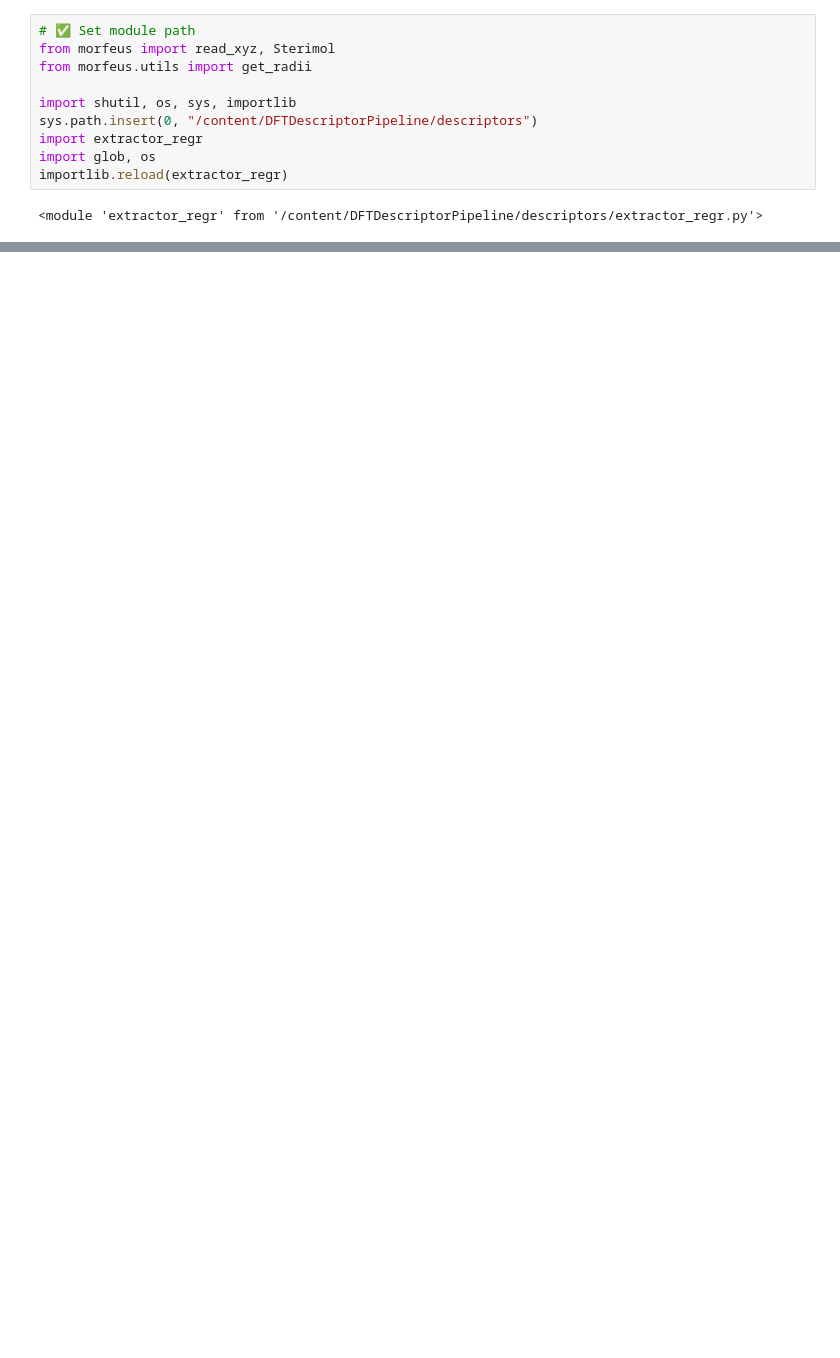
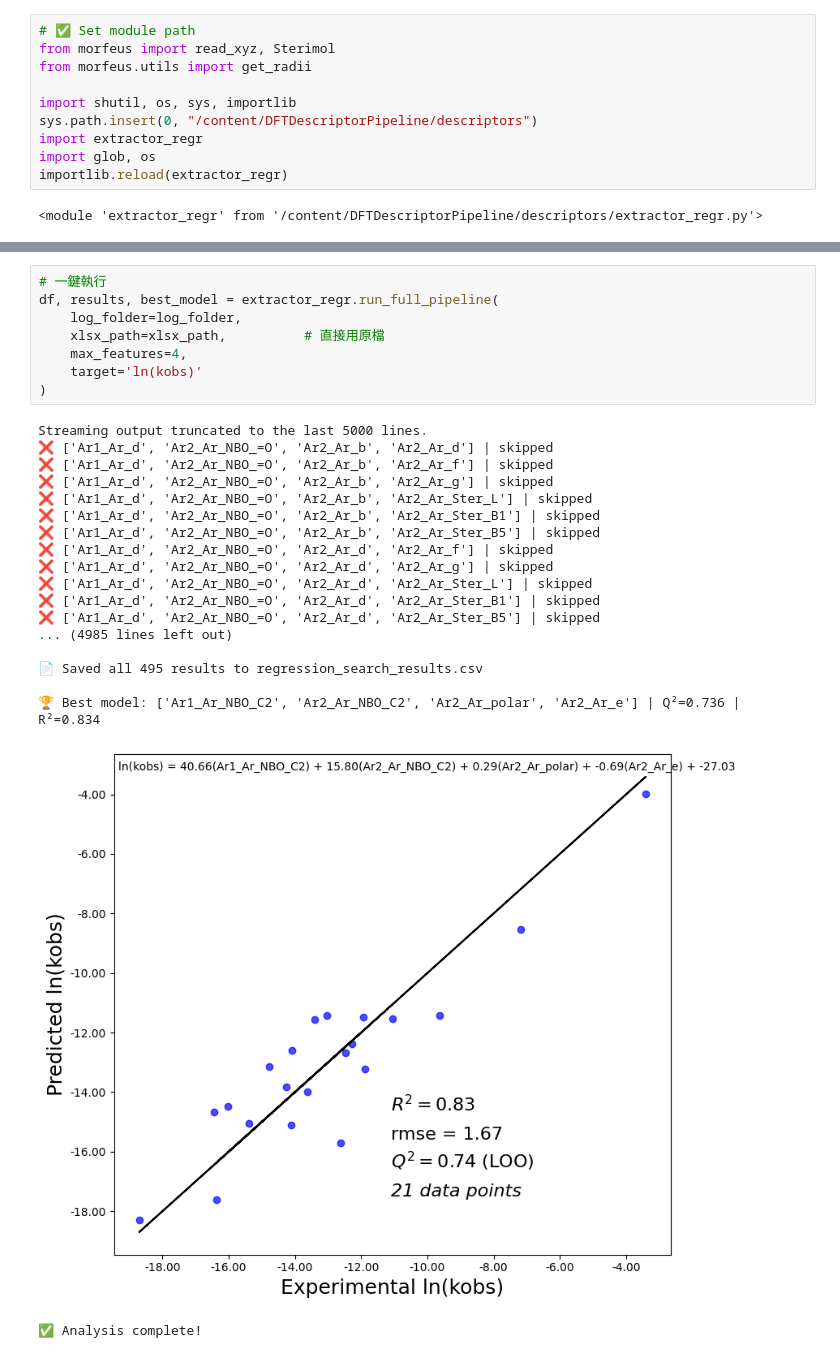
Before and after one commit to peculab/DFTDescriptorPipeline, a Jupyter notebook: examples/azoarene/azoarene_v2.ipynb, the cells around one changed output, grey strips where cells are left out. Cells and saved outputs as stored; diff of their text form; blank space fills up the shorter version.

```diff
--- a/examples/azoarene/azoarene_v2.ipynb
+++ b/examples/azoarene/azoarene_v2.ipynb
@@ -91 +92,29 @@ Streaming output truncated to the last 5000 lines.
 ✅ Analysis complete!
+# %%
+# 一鍵執行
+df, results, best_model = extractor_regr.run_full_pipeline(
+    log_folder=log_folder,
+    xlsx_path=xlsx_path,          # 直接用原檔
+    max_features=4,
+    target='ln(kobs)'
+)
+# %% [output]
+Streaming output truncated to the last 5000 lines.
+❌ ['Ar1_Ar_d', 'Ar2_Ar_NBO_=O', 'Ar2_Ar_b', 'Ar2_Ar_d'] | skipped
+❌ ['Ar1_Ar_d', 'Ar2_Ar_NBO_=O', 'Ar2_Ar_b', 'Ar2_Ar_f'] | skipped
+❌ ['Ar1_Ar_d', 'Ar2_Ar_NBO_=O', 'Ar2_Ar_b', 'Ar2_Ar_g'] | skipped
+❌ ['Ar1_Ar_d', 'Ar2_Ar_NBO_=O', 'Ar2_Ar_b', 'Ar2_Ar_Ster_L'] | skipped
+❌ ['Ar1_Ar_d', 'Ar2_Ar_NBO_=O', 'Ar2_Ar_b', 'Ar2_Ar_Ster_B1'] | skipped
+❌ ['Ar1_Ar_d', 'Ar2_Ar_NBO_=O', 'Ar2_Ar_b', 'Ar2_Ar_Ster_B5'] | skipped
+❌ ['Ar1_Ar_d', 'Ar2_Ar_NBO_=O', 'Ar2_Ar_d', 'Ar2_Ar_f'] | skipped
+❌ ['Ar1_Ar_d', 'Ar2_Ar_NBO_=O', 'Ar2_Ar_d', 'Ar2_Ar_g'] | skipped
+❌ ['Ar1_Ar_d', 'Ar2_Ar_NBO_=O', 'Ar2_Ar_d', 'Ar2_Ar_Ster_L'] | skipped
+❌ ['Ar1_Ar_d', 'Ar2_Ar_NBO_=O', 'Ar2_Ar_d', 'Ar2_Ar_Ster_B1'] | skipped
+❌ ['Ar1_Ar_d', 'Ar2_Ar_NBO_=O', 'Ar2_Ar_d', 'Ar2_Ar_Ster_B5'] | skipped
+... (4985 lines left out)
+
+📄 Saved all 495 results to regression_search_results.csv
+
+🏆 Best model: ['Ar1_Ar_NBO_C2', 'Ar2_Ar_NBO_C2', 'Ar2_Ar_polar', 'Ar2_Ar_e'] | Q²=0.736 | R²=0.834
+[figure, added]
+✅ Analysis complete!
```
Also changed, not shown: parts of 3 cells of this notebook.
